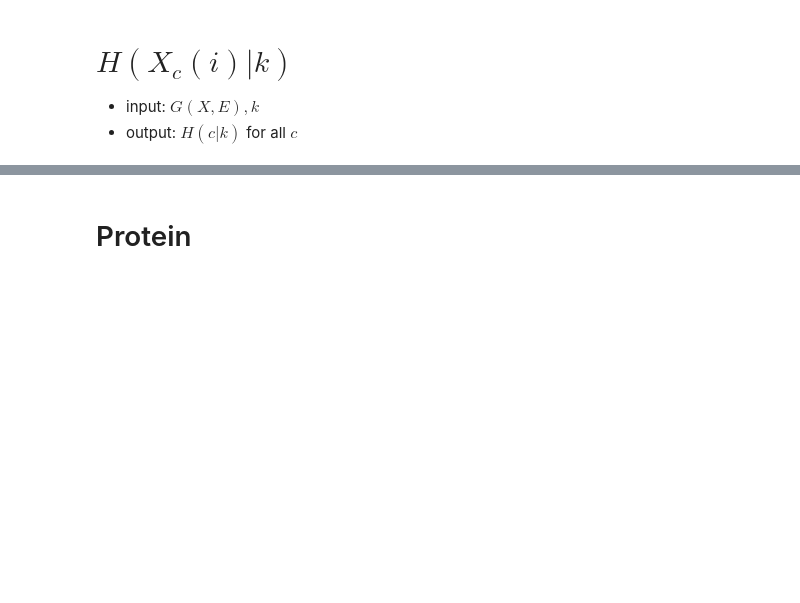
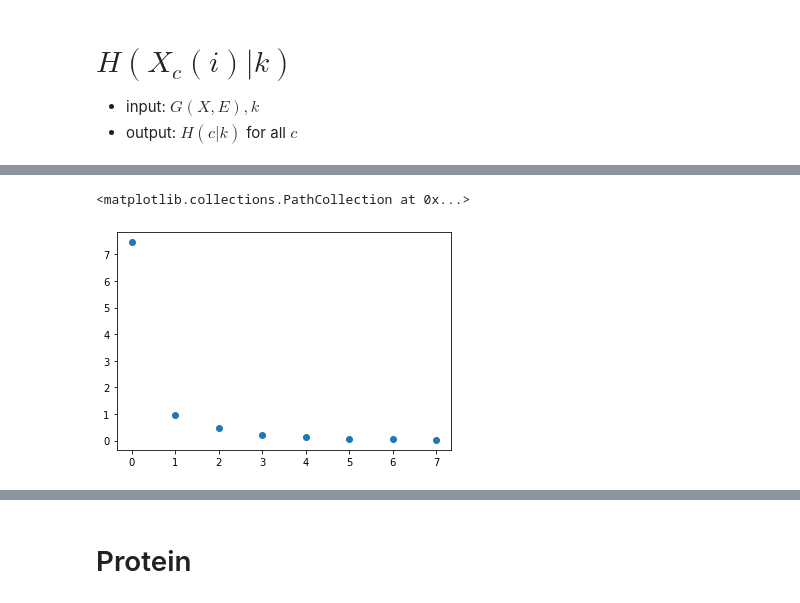
Before and after one commit to gaozhangyang/Lookhops, a Jupyter notebook: jupyter/analyze_neighborhood_information_gain.ipynb, the cells around one changed output, grey strips where cells are left out. Drawn from its saved outputs; the diff is of its cells as text; code cells hidden in the pictures; blank space fills up the shorter version.

```diff
--- a/jupyter/analyze_neighborhood_information_gain.ipynb
+++ b/jupyter/analyze_neighborhood_information_gain.ipynb
@@ -251,0 +413,5 @@ P1=torch_gaussian_kde(0.1)(torch.tensor(x),torch.tensor(x))
+# %%
+plt.scatter(range(0,8),entropy_diffs['NCI1'])
+# %% [output]
+<matplotlib.collections.PathCollection at 0x...>
+[figure, added]
```
Also changed, not shown: parts of 23 cells of this notebook.
